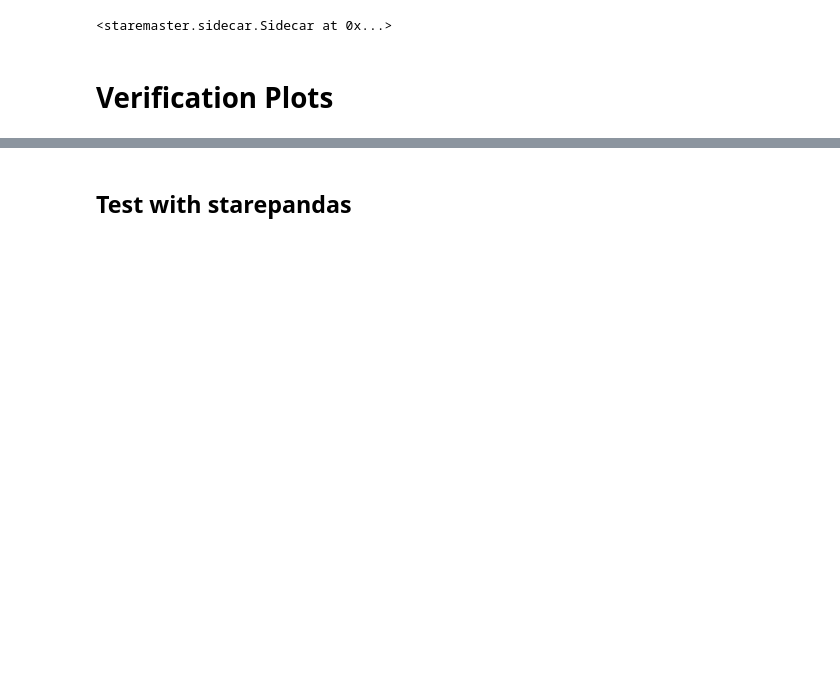
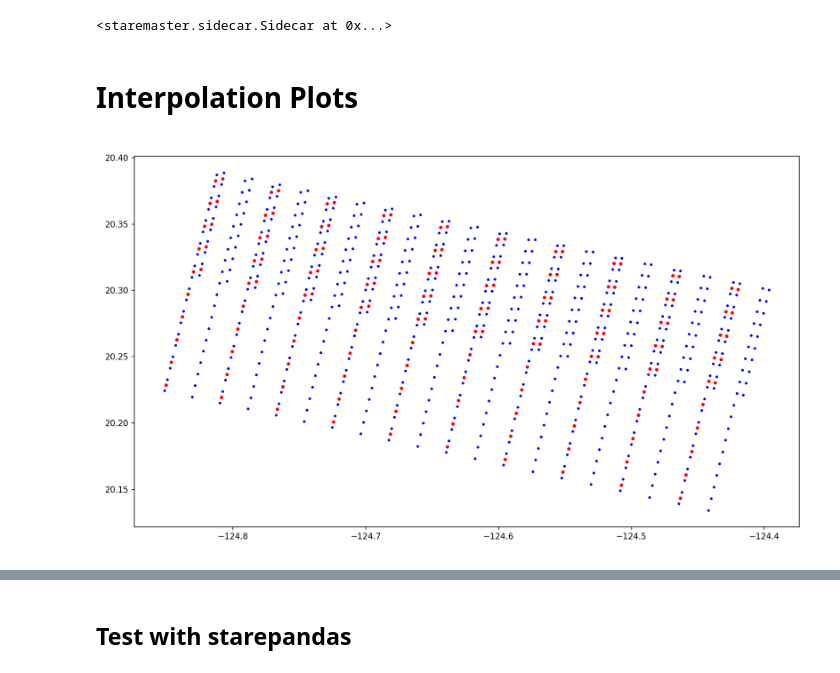
Before and after one commit to SpatioTemporal/STAREMaster_py, a Jupyter notebook: examples/MOD09.ipynb, the cells around one changed output, grey strips where cells are left out. Cells and saved outputs as stored; diff of their text form; code cells hidden in the pictures; blank space fills up the shorter version.

```diff
--- a/examples/MOD09.ipynb
+++ b/examples/MOD09.ipynb
@@ -45,4 +48,4 @@ sids = staremaster.conversions.latlon2stare(granule.lats['1km'],
                                             granule.lons['1km'],
                                             n_workers=4)
 # %% [markdown]
-# Verification Plots
+# Interpolation Plots
@@ -49 +54,17 @@ sids = staremaster.conversions.latlon2stare(granule.lats['1km'],
+# %%
+fig = plt.figure(figsize=(12, 7), dpi=150)
+ax = fig.add_subplot()
+df = geopandas.GeoDataFrame(geometry=geopandas.points_from_xy(granule.lons['1km'][-15:, -10:].flatten(),
+                                                              granule.lats['1km'][-15:, -10:].flatten()))
+
+df2 = geopandas.GeoDataFrame(geometry=geopandas.points_from_xy(granule.lons['500m'][-30:, -20:].flatten(),
+                                                               granule.lats['500m'][-30:, -20:].flatten()))
+
+df.plot(ax=ax, color='red', markersize=10)
+df2.plot(ax=ax,markersize=5, color='blue')
+#contextily.add_basemap(ax, source=contextily.providers.OpenStreetMap.Mapnik, crs=4326)
+
+fig.tight_layout()
+# %% [output]
+[figure, added]
 # %%
```
Also changed, not shown: parts of 9 cells of this notebook, 9 other files.
